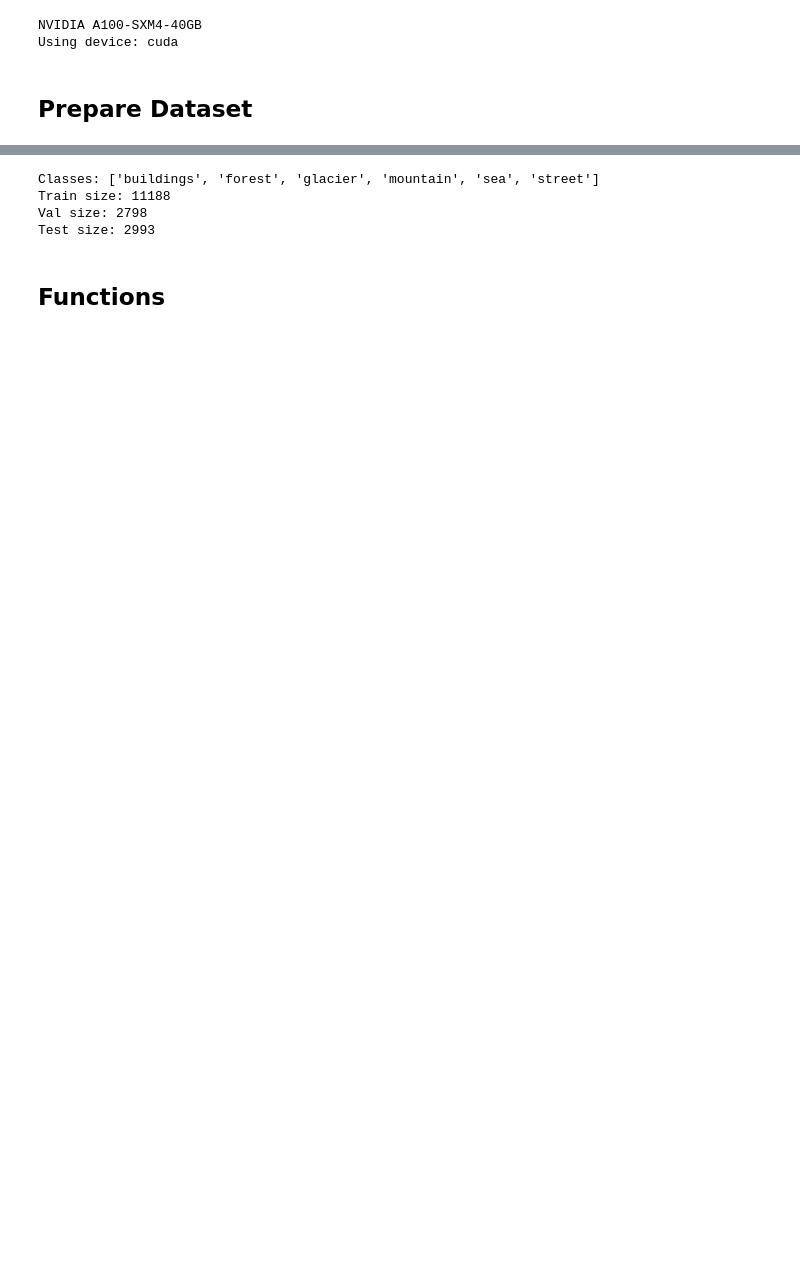
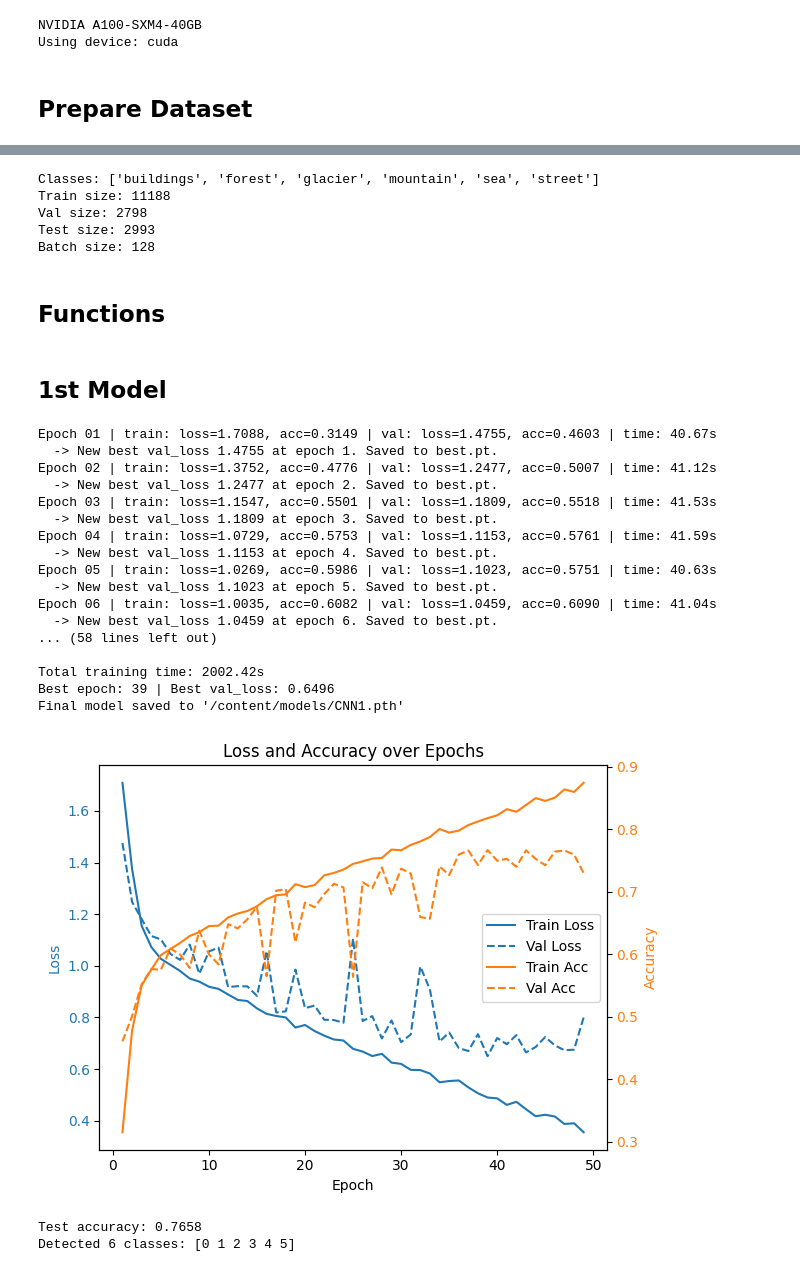
Before and after one commit to Tiromachelan/cnn-image-classification, a Jupyter notebook: HW3.ipynb, the cells around one changed output, grey strips where cells are left out. Saved outputs shown, nothing was run; the diff lists cells and outputs as text; code cells hidden in the pictures; blank space fills up the shorter version.

Commit message:
4 models successfully ran

```diff
--- a/HW3.ipynb
+++ b/HW3.ipynb
@@ -89,6 +90,7 @@ print(f"Test size: {len(test_dataset)}")
 
 # Data loaders
 batch_size = 128
+print(f"Batch size: {batch_size}")
 train_loader = DataLoader(train_dataset, batch_size=batch_size, shuffle=True)
 val_loader = DataLoader(val_dataset, batch_size=batch_size, shuffle=False)
 test_loader = DataLoader(test_dataset, batch_size=batch_size, shuffle=False)
@@ -97,6 +99,7 @@ Classes: ['buildings', 'forest', 'glacier', 'mountain', 'sea', 'street']
 Train size: 11188
 Val size: 2798
 Test size: 2993
+Batch size: 128
 # %% [markdown]
 ## Functions
 # %%
@@ -309,3 +312,56 @@ def display_results(path, model):
     plt.ylabel("True Label")
     plt.tight_layout()
     plt.show()
+# %% [markdown]
+## 1st Model
+# %%
+class CNN1(nn.Module):
+    def __init__(self):
+        super().__init__()
+        self.net = nn.Sequential(
+            nn.Conv2d(3, 64, kernel_size=5, stride=1, padding=2),
+            nn.ReLU(),
+            nn.MaxPool2d(kernel_size=2, stride=2),
+            nn.Conv2d(64, 128, kernel_size=5, stride=1, padding=2),
+            nn.ReLU(),
+            nn.MaxPool2d(kernel_size=2, stride=2),
+            nn.Conv2d(128, 256, kernel_size=5, stride=1, padding=2),
+            nn.ReLU(),
+            nn.MaxPool2d(kernel_size=2, stride=2),
+            nn.Flatten(),
+            nn.Linear(256 * 18 * 18, 512),
+            nn.ReLU(),
+            nn.Linear(512, 6)
+        )
+    def forward(self, x):
+        return self.net(x)
+
+name = "CNN1"
+model = CNN1().to(device)
+optimizer = optim.SGD(model.parameters(), lr=0.01)
+epochs = 100
+criterion = nn.CrossEntropyLoss()
+
+train(name, model, optimizer, epochs, criterion)
+display_results("models/CNN1.pth", model)
+# %% [output]
+Epoch 01 | train: loss=1.7088, acc=0.3149 | val: loss=1.4755, acc=0.4603 | time: 40.67s
+  -> New best val_loss 1.4755 at epoch 1. Saved to best.pt.
+Epoch 02 | train: loss=1.3752, acc=0.4776 | val: loss=1.2477, acc=0.5007 | time: 41.12s
+  -> New best val_loss 1.2477 at epoch 2. Saved to best.pt.
+Epoch 03 | train: loss=1.1547, acc=0.5501 | val: loss=1.1809, acc=0.5518 | time: 41.53s
+  -> New best val_loss 1.1809 at epoch 3. Saved to best.pt.
+Epoch 04 | train: loss=1.0729, acc=0.5753 | val: loss=1.1153, acc=0.5761 | time: 41.59s
+  -> New best val_loss 1.1153 at epoch 4. Saved to best.pt.
+Epoch 05 | train: loss=1.0269, acc=0.5986 | val: loss=1.1023, acc=0.5751 | time: 40.63s
+  -> New best val_loss 1.1023 at epoch 5. Saved to best.pt.
+Epoch 06 | train: loss=1.0035, acc=0.6082 | val: loss=1.0459, acc=0.6090 | time: 41.04s
+  -> New best val_loss 1.0459 at epoch 6. Saved to best.pt.
+... (58 lines left out)
+
+Total training time: 2002.42s
+Best epoch: 39 | Best val_loss: 0.6496
+Final model saved to '/content/models/CNN1.pth'
+[figure, added]
+Test accuracy: 0.7658
+Detected 6 classes: [0 1 2 3 4 5]
```
Also changed, not shown: parts of 8 cells of this notebook.
